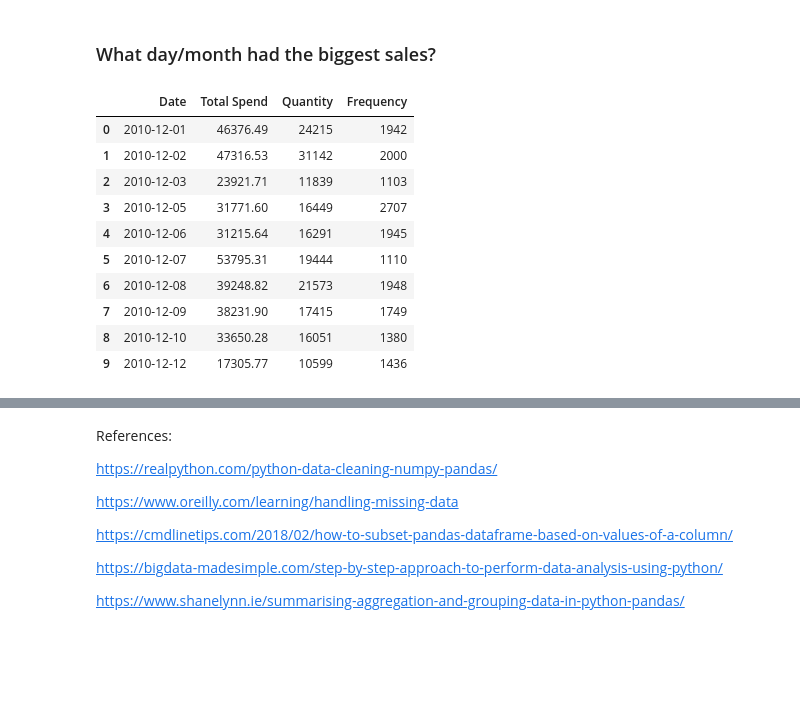
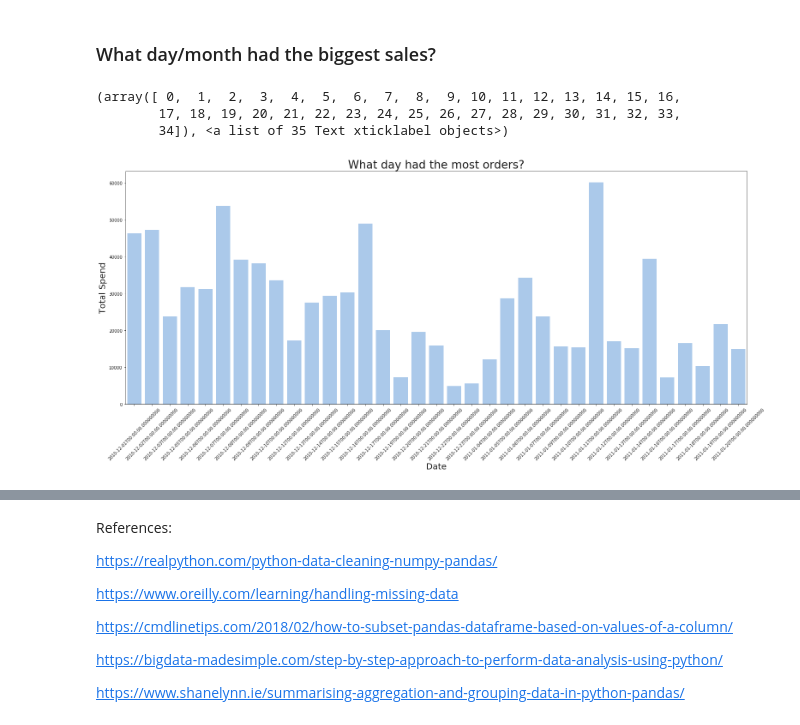
Before and after one commit to RitRa/Programming-Project-Dec-2018, a Jupyter notebook: Online Retail Data - Project 2018.ipynb, the cells around one changed output, grey strips where cells are left out. Cells and saved outputs as stored; diff of their text form; code cells hidden in the pictures; blank space fills up the shorter version.

```diff
--- a/Online Retail Data - Project 2018.ipynb
+++ b/Online Retail Data - Project 2018.ipynb
@@ -369,19 +323,24 @@ bestcustomer.head(10)
 # %% [markdown]
 ### What day/month had the biggest sales?
 # %%
+# grouping by date and aggregating spend, quantity, using invoice no to calculate how often the customer visited
 bestday = df.groupby('Day', as_index=False).agg(
-    { "Total Cost": "sum", "Quantity":"sum", "InvoiceNo":"count"}).sort_values('Day', ascending=True)
-bestday.rename(columns={'Day':'Date', "Total Cost": "Total Spend", 'Quantity':'Quantity', "InvoiceNo":"Frequency"}, inplace=True)
+    { "Total Spend": "sum", "Quantity":"sum", "InvoiceNo":"count"}).sort_values('Day', ascending=True)
+bestday.rename(columns={'Day':'Date', "Total Spend": "Total Spend", 'Quantity':'Quantity', "InvoiceNo":"Frequency"}, inplace=True)
 bestday.head(10)
+
+%matplotlib inline
+plt.figure(figsize=(26, 10))
+
+plot = sns.barplot(x='Date',y='Total Spend', data=bestday, color="b")
+
+plot.set_title('What day had the most orders?',fontsize=26)
+plot.set_xlabel('Date',fontsize=20)
+plot.set_ylabel('Total Spend',fontsize=20)
+
+plt.xticks(rotation=45)
 # %% [output]
-|  | Date | Total Spend | Quantity | Frequency |
-| 0 | 2010-12-01 | 46376.49 | 24215 | 1942 |
-| 1 | 2010-12-02 | 47316.53 | 31142 | 2000 |
-| 2 | 2010-12-03 | 23921.71 | 11839 | 1103 |
-| 3 | 2010-12-05 | 31771.60 | 16449 | 2707 |
-| 4 | 2010-12-06 | 31215.64 | 16291 | 1945 |
-| 5 | 2010-12-07 | 53795.31 | 19444 | 1110 |
-| 6 | 2010-12-08 | 39248.82 | 21573 | 1948 |
-| 7 | 2010-12-09 | 38231.90 | 17415 | 1749 |
-| 8 | 2010-12-10 | 33650.28 | 16051 | 1380 |
-| 9 | 2010-12-12 | 17305.77 | 10599 | 1436 |
+(array([ 0,  1,  2,  3,  4,  5,  6,  7,  8,  9, 10, 11, 12, 13, 14, 15, 16,
+        17, 18, 19, 20, 21, 22, 23, 24, 25, 26, 27, 28, 29, 30, 31, 32, 33,
+        34]), <a list of 35 Text xticklabel objects>)
+[figure, added]
```
Also changed, not shown: parts of 15 cells of this notebook.
